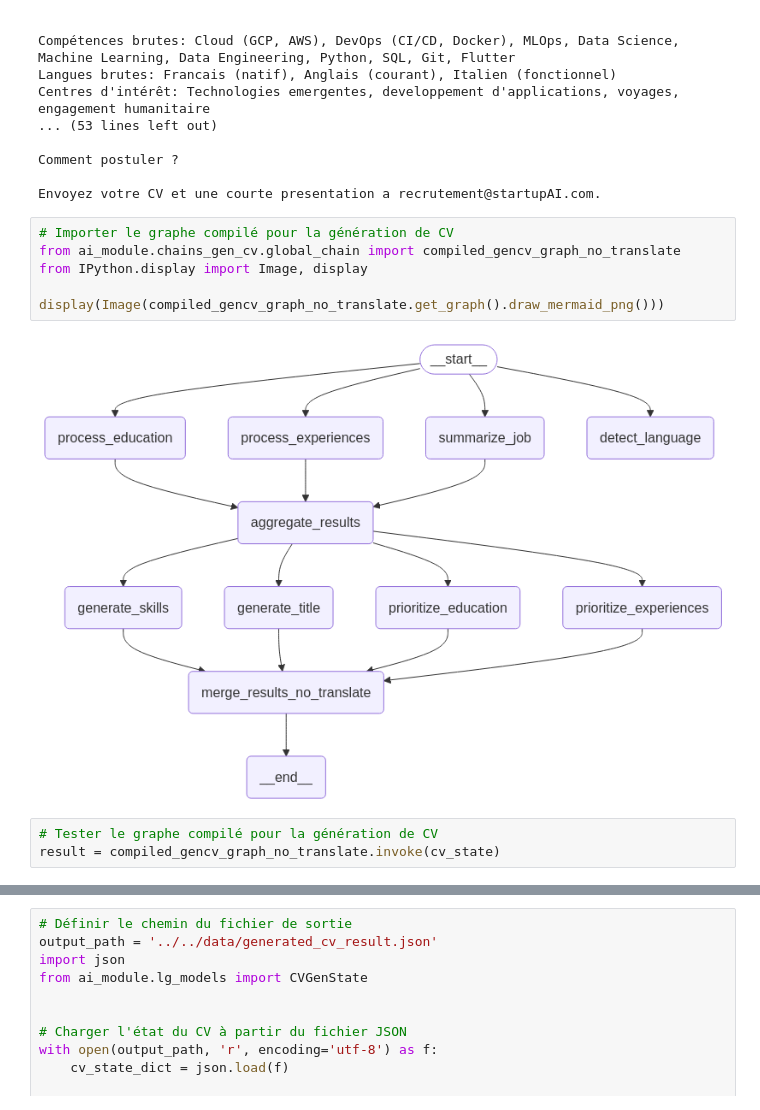
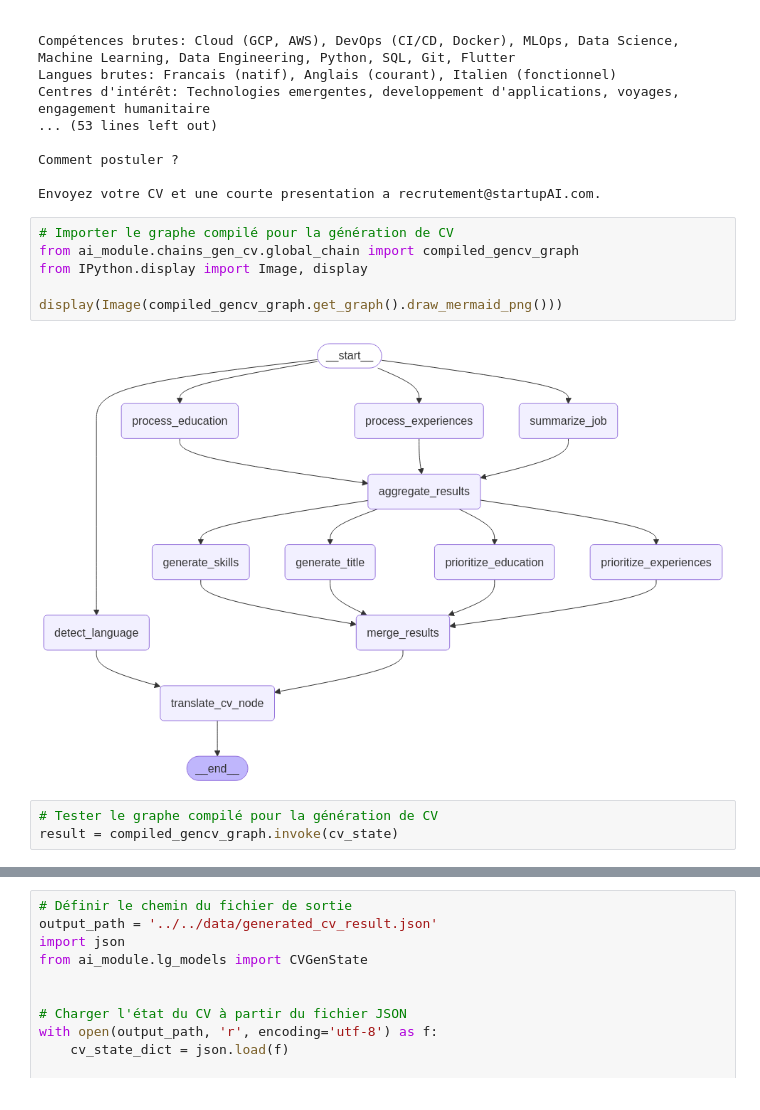
Before and after one commit to alexdmds/cv_auto, a Jupyter notebook: dev_test/notebooks/test_gen_cv.ipynb, the cells around one changed output, grey strips where cells are left out. Cells and saved outputs as stored; diff of their text form.

Commit message:
chain fonctionnelle

```diff
--- a/dev_test/notebooks/test_gen_cv.ipynb
+++ b/dev_test/notebooks/test_gen_cv.ipynb
@@ -46,15 +46,15 @@ Comment postuler ?
 Envoyez votre CV et une courte presentation a recrutement@startupAI.com.
 # %%
 # Importer le graphe compilé pour la génération de CV
-from ai_module.chains_gen_cv.global_chain import compiled_gencv_graph_no_translate
+from ai_module.chains_gen_cv.global_chain import compiled_gencv_graph
 from IPython.display import Image, display
 
-display(Image(compiled_gencv_graph_no_translate.get_graph().draw_mermaid_png()))
+display(Image(compiled_gencv_graph.get_graph().draw_mermaid_png()))
 # %% [output]
-[figure, old version]
+[figure, new version]
 # %%
 # Tester le graphe compilé pour la génération de CV
-result = compiled_gencv_graph_no_translate.invoke(cv_state)
+result = compiled_gencv_graph.invoke(cv_state)
 # %%
 # Enregistrer le résultat dans un fichier JSON
 output_path = '../../data/generated_cv_result.json'
```
Also changed, not shown: parts of 4 cells of this notebook, 2 other files.
